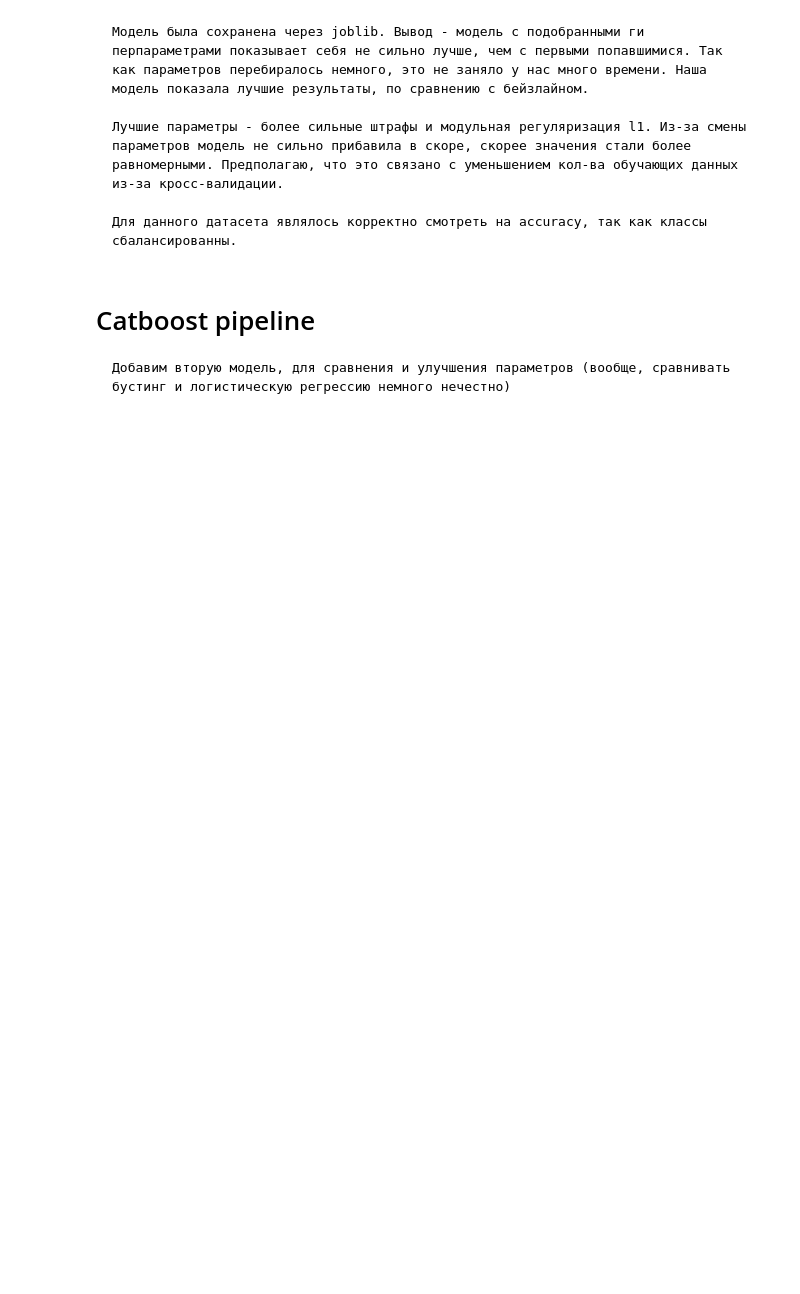
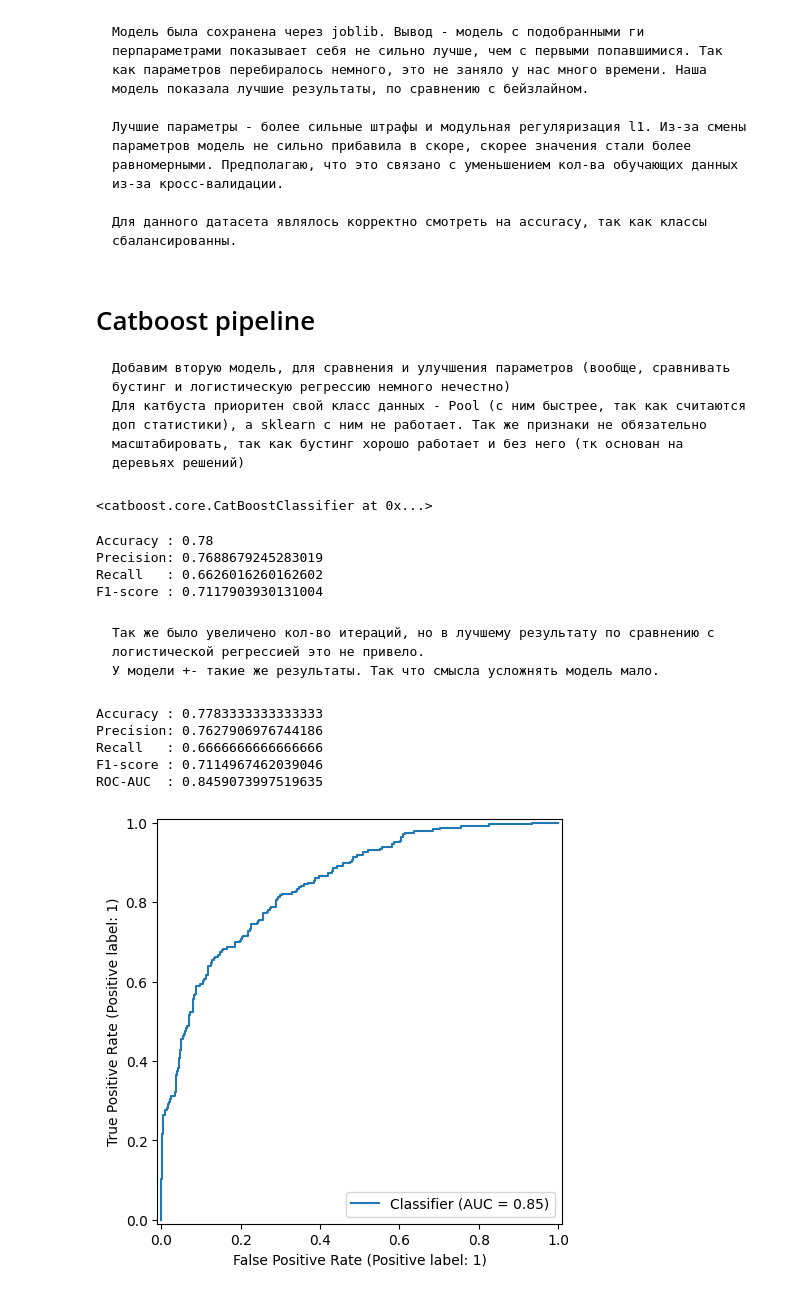
Before and after one commit to pshqd/art_ing_course, a Jupyter notebook: homeworks/HW05/HW05.ipynb, the cells around one changed output. Saved outputs shown, nothing was run; the diff lists cells and outputs as text; code cells hidden in the pictures; blank space fills up the shorter version.

```diff
--- a/homeworks/HW05/HW05.ipynb
+++ b/homeworks/HW05/HW05.ipynb
@@ -246,7 +233,7 @@ log_reg_pipeline = Pipeline(
     ("scaler", StandardScaler()),
     ("logreg",
         LogisticRegression(
-            max_iter=1000,
+            max_iter=5000,
             l1_ratio=0,
             C=1.0,
             solver='liblinear',
@@ -257,13 +244,13 @@ log_reg_pipeline = Pipeline(
 
 log_reg_pipeline.fit(X_train, y_train)
 
-y_val_pred_baseline = log_reg_pipeline.predict(X_val)
-y_val_proba_baseline = log_reg_pipeline.predict_proba(X_val)[:, 1]
+y_val_pred_logreg = log_reg_pipeline.predict(X_val)
+y_val_proba_logreg = log_reg_pipeline.predict_proba(X_val)[:, 1]
 
-print("Accuracy :", accuracy_score(y_val, y_val_pred_baseline))
-print("Precision:", precision_score(y_val, y_val_pred_baseline, zero_division=0))
-print("Recall   :", recall_score(y_val, y_val_pred_baseline, zero_division=0))
-print("F1-score :", f1_score(y_val, y_val_pred_baseline, zero_division=0))
+print("Accuracy :", accuracy_score(y_val, y_val_pred_logreg))
+print("Precision:", precision_score(y_val, y_val_pred_logreg, zero_division=0))
+print("Recall   :", recall_score(y_val, y_val_pred_logreg, zero_division=0))
+print("F1-score :", f1_score(y_val, y_val_pred_logreg, zero_division=0))
 # %% [output]
 Accuracy : 0.8166666666666667
 Precision: 0.8505154639175257
@@ -384,3 +372,57 @@ joblib.dump(best_model,ART_PATH+"best_logreg.joblib")
 # Catboost pipeline
 
     Добавим вторую модель, для сравнения и улучшения параметров (вообще, сравнивать бустинг и логистическую регрессию немного нечестно)
+    Для катбуста приоритен свой класс данных - Pool (с ним быстрее, так как считаются доп статистики), а sklearn с ним не работает. Так же признаки не обязательно масштабировать, так как бустинг хорошо работает и без него (тк основан на деревьях решений)
+# %%
+cb_model = CatBoostClassifier(
+    iterations=100000,
+    learning_rate=0.001,
+    verbose=0,
+    random_seed=RANDOM_STATE,
+    l2_leaf_reg = 1.0
+)
+
+train_pool = Pool(X_train,y_train)
+cb_model.fit(X_train,y_train)
+# %% [output]
+<catboost.core.CatBoostClassifier at 0x...>
+# %%
+y_val_pred_cb = cb_model.predict(X_val)
+y_val_proba_cb = cb_model.predict_proba(X_val)[:, 1]
+
+print("Accuracy :", accuracy_score(y_val, y_val_pred_cb))
+print("Precision:", precision_score(y_val, y_val_pred_cb, zero_division=0))
+print("Recall   :", recall_score(y_val, y_val_pred_cb, zero_division=0))
+print("F1-score :", f1_score(y_val, y_val_pred_cb, zero_division=0))
+# %% [output]
+Accuracy : 0.78
+Precision: 0.7688679245283019
+Recall   : 0.6626016260162602
+F1-score : 0.7117903930131004
+# %% [markdown]
+    Так же было увеличено кол-во итераций, но в лучшему результату по сравнению с логистической регрессией это не привело.
+    У модели +- такие же результаты. Так что смысла усложнять модель мало.
+# %%
+y_test_pred = cb_model.predict(X_test)
+y_test_proba = cb_model.predict_proba(X_test)[:, 1]
+
+print("Accuracy :", accuracy_score(y_test, y_test_pred))
+print("Precision:", precision_score(y_test, y_test_pred, zero_division=0))
+print("Recall   :", recall_score(y_test, y_test_pred, zero_division=0))
+print("F1-score :", f1_score(y_test, y_test_pred, zero_division=0))
+print("ROC-AUC  :", roc_auc_score(y_test, y_test_proba))
+# %% [output]
+Accuracy : 0.7783333333333333
+Precision: 0.7627906976744186
+Recall   : 0.6666666666666666
+F1-score : 0.7114967462039046
+ROC-AUC  : 0.8459073997519635
+# %%
+RocCurveDisplay.from_predictions(
+    y_test,
+    y_test_proba,
+)
+plt.tight_layout()
+plt.savefig(FIG_PATH+"ROC_curve_CB", dpi=300)
+# %% [output]
+[figure, added]
```
Also changed, not shown: parts of 6 cells of this notebook, 9 other files.
